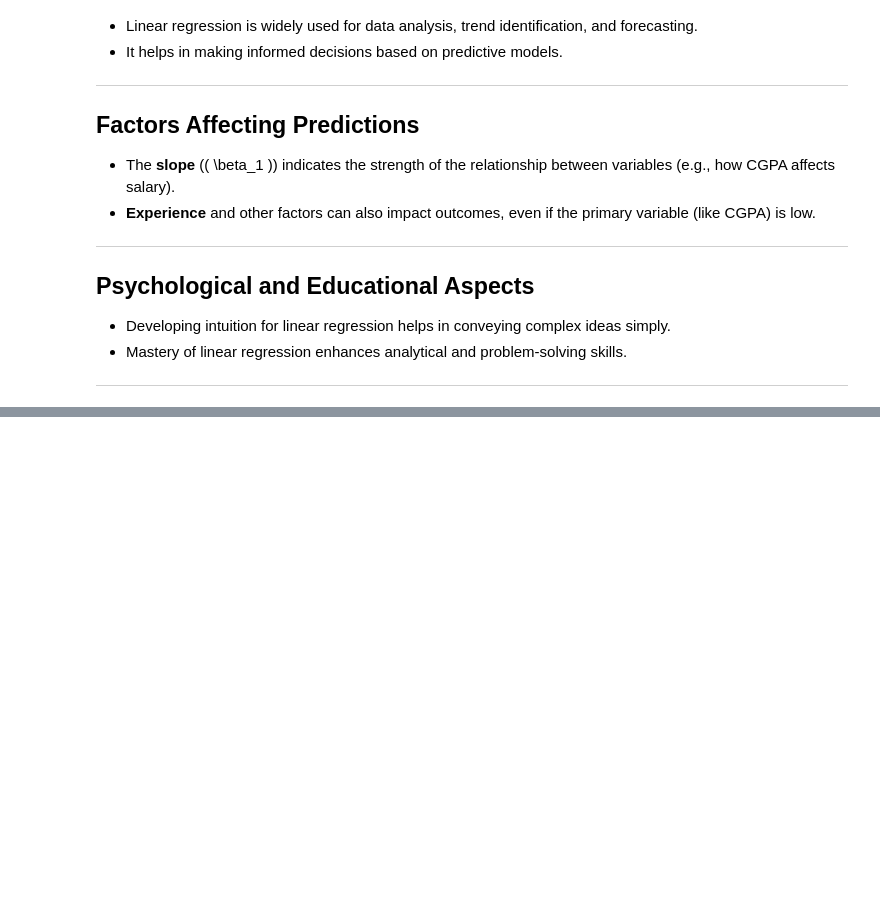
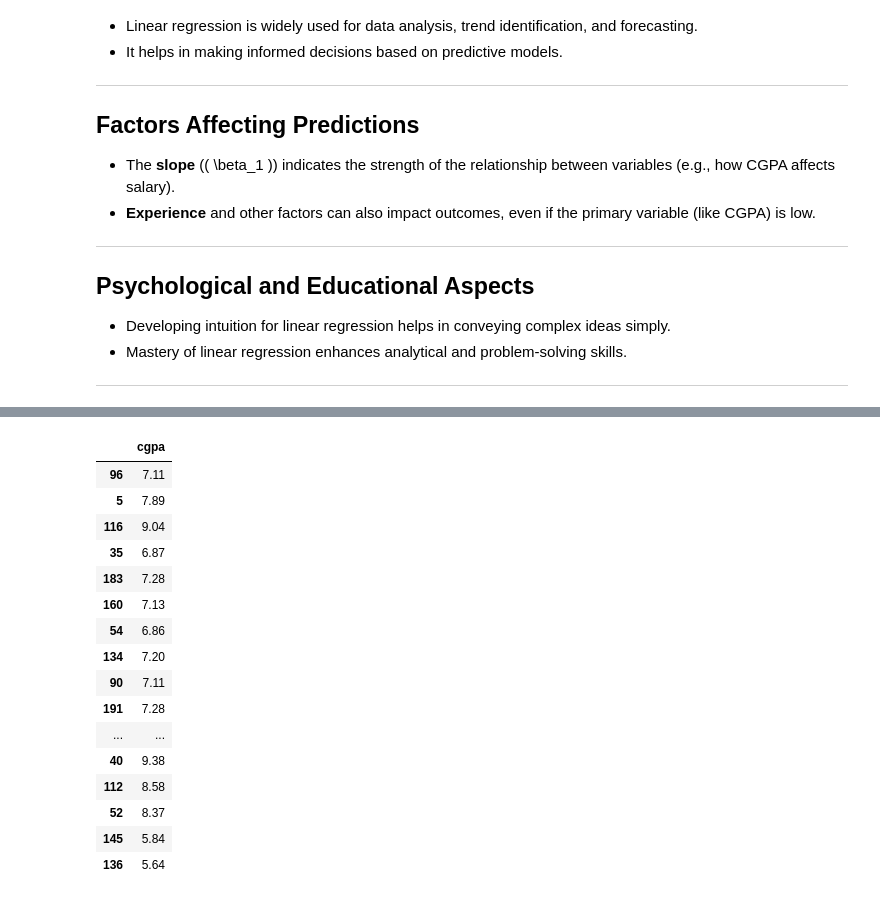
Before and after one commit to khanalasmit/machinelearning, a Jupyter notebook: 30-linear-regression/linear_regression.ipynb, the cells around one changed output, grey strips where cells are left out. Cells and saved outputs as stored; diff of their text form; code cells hidden in the pictures; blank space fills up the shorter version.

```diff
--- a/30-linear-regression/linear_regression.ipynb
+++ b/30-linear-regression/linear_regression.ipynb
@@ -94,0 +153,20 @@ import matplotlib.pyplot as plt
+# %%
+x_test
+# %% [output]
+|  | cgpa |
+| 96 | 7.11 |
+| 5 | 7.89 |
+| 116 | 9.04 |
+| 35 | 6.87 |
+| 183 | 7.28 |
+| 160 | 7.13 |
+| 54 | 6.86 |
+| 134 | 7.20 |
+| 90 | 7.11 |
+| 191 | 7.28 |
+| ... | ... |
+| 40 | 9.38 |
+| 112 | 8.58 |
+| 52 | 8.37 |
+| 145 | 5.84 |
+| 136 | 5.64 |
```
Also changed, not shown: parts of 16 cells of this notebook.
